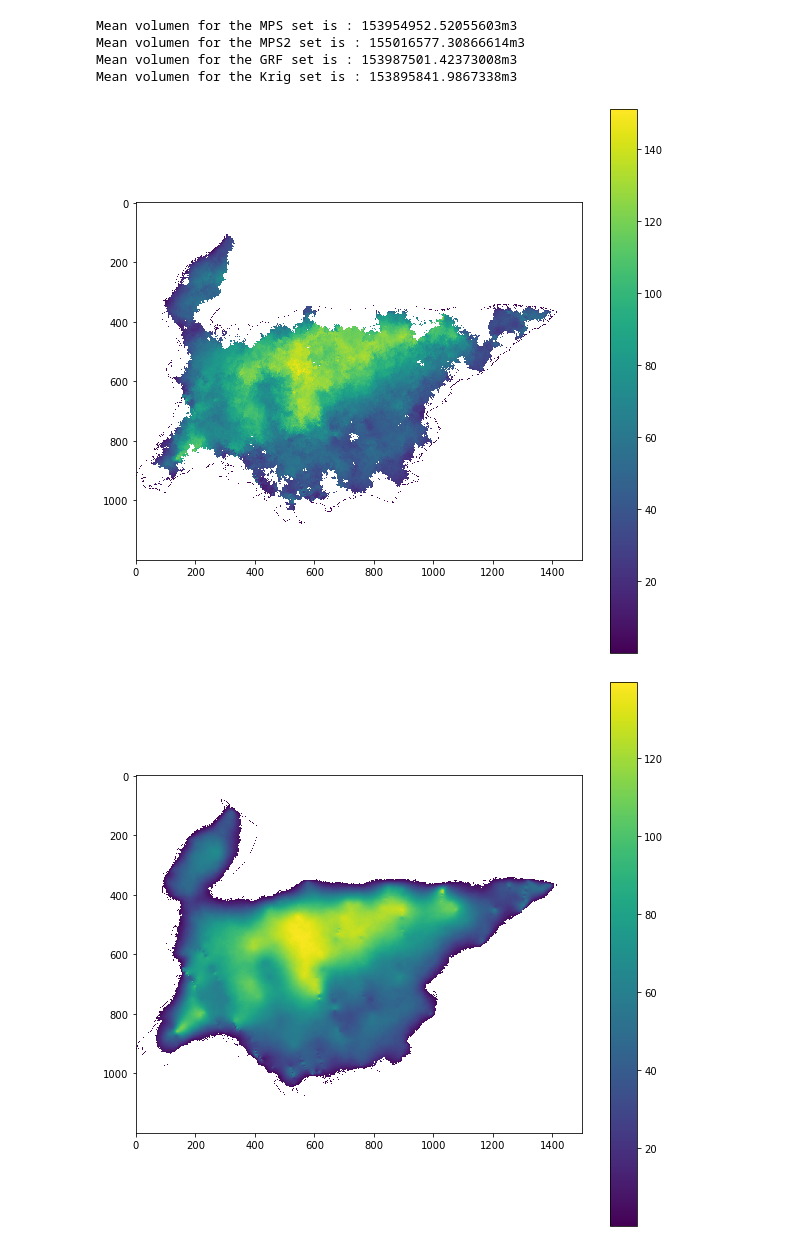
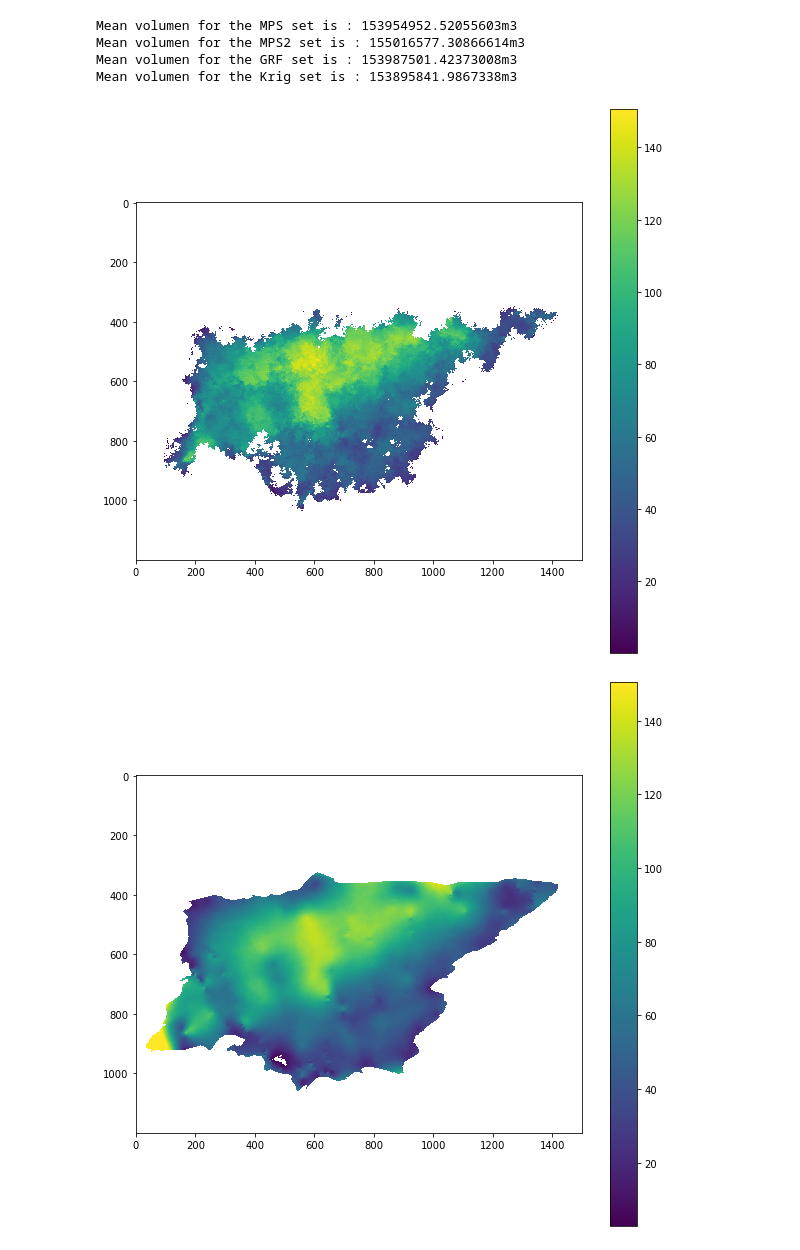
Before and after one commit to valDallalba/Tsanfleuron_geostatistical_baserock_estimation_paper, a Jupyter notebook: jupyter/03_Tsanfleuron_post_simulation.ipynb, the cells around one changed output. Saved outputs shown, nothing was run; the diff lists cells and outputs as text; code cells hidden in the pictures.

Commit message:
modification of the data format, they all have the must have the same extend

```diff
--- a/jupyter/03_Tsanfleuron_post_simulation.ipynb
+++ b/jupyter/03_Tsanfleuron_post_simulation.ipynb
@@ -35,5 +35,5 @@ simulation_name, simulation_name_krig
 # %%
 with open(path_output_MPS+simulation_name[0],'rb') as file:
         real_alt, simu_sets, mask, referential= pickle.load(file)
-with open(path_output_krig+simulation_name_krig[0],'rb') as file:
-        real_alt, krig, mask, referential= pickle.load(file)
+#with open(path_output_krig+simulation_name_krig[0],'rb') as file:
+#        real_alt, krig, mask, referential= pickle.load(file)
@@ -51,6 +57,12 @@ else:
     print('error')
 # %% [output]
 Le fichier est présent. import
+# %%
+file_path_DEM = '../data/DEM/tif/dem_2019.tif'
+
+data_DEM_Glacier = gr.from_file(file_path_DEM)
+data_DEM_Glacier = data_DEM_Glacier.raster.data
+data_DEM_Glacier[mask!=1]= np.nan
 # %%
 plt.imshow(data_DEM_Glacier)
 plt.title('DEM glacier')
@@ -73,13 +85,13 @@ def recut(simu):
 set_name  = ['MPS', 'MPS2', 'GRF']
 simus_cut = {}
 
-for i in range(len(simu_sets)):
+for i in range(len(simu_sets)-1):
     simus_cut[set_name[i]] = []
     for simu in simu_sets[i]:
         simus_cut[set_name[i]].append(recut(extract(simu, mask)))
 
-simus_cut['Krig']=[]
-simus_cut['Krig'].append(recut(extract(krig[0],mask)))
+#simus_cut['Krig']=[]
+#simus_cut['Krig'].append(recut(extract(krig[0],mask)))
 
 mask = recut(mask)
 data_DEM_Glacier = recut(data_DEM_Glacier)
@@ -141,15 +151,15 @@ Mean volumen for the GRF set is : 153987501.42373008m3
 Mean volumen for the Krig set is : 153895841.9867338m3
 # %%
 plt.figure(figsize=(10,10))
-plt.imshow(diff_mean['MPS'][0],vmin=np.nanmin(diff_mean['MPS'][0]))
+plt.imshow(diff_mean['MPS'][0],vmin=np.nanmin(diff_mean['MPS'][0]),vmax=np.nanmax(diff_mean['MPS'][0]))
 plt.colorbar()
 plt.show()
 # %% [output]
-[figure, old version]
+[figure, new version]
 # %%
 plt.figure(figsize=(10,10))
-plt.imshow(diff_mean['GRF'][0],vmin=np.nanmin(diff_mean['GRF'][0]))
+plt.imshow(diff_mean['GRF'][0],vmin=np.nanmin(diff_mean['GRF'][0]),vmax=np.nanmax(diff_mean['MPS'][0]))
 plt.colorbar()
 plt.show()
 # %% [output]
-[figure, old version]
+[figure, new version]
```
Also changed, not shown: parts of 33 cells of this notebook, 9 other files.
